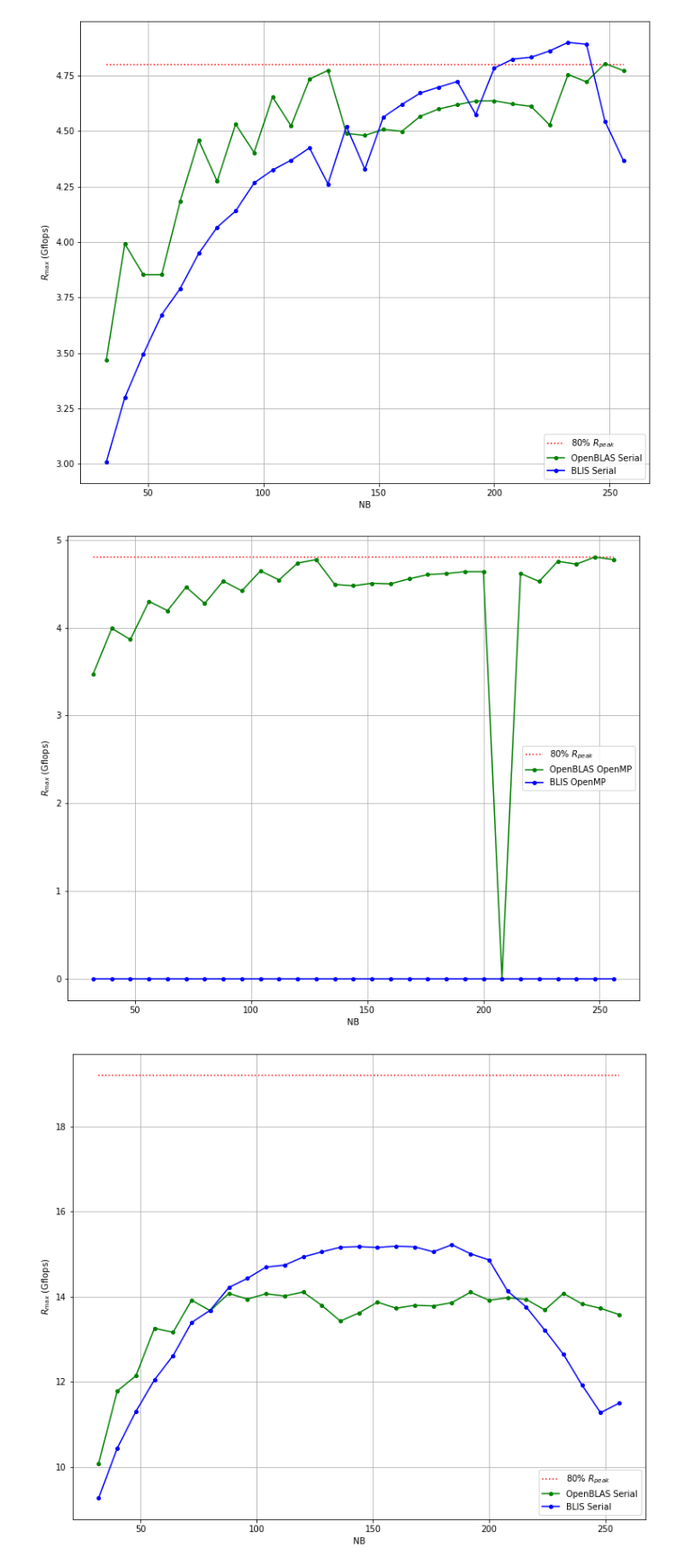
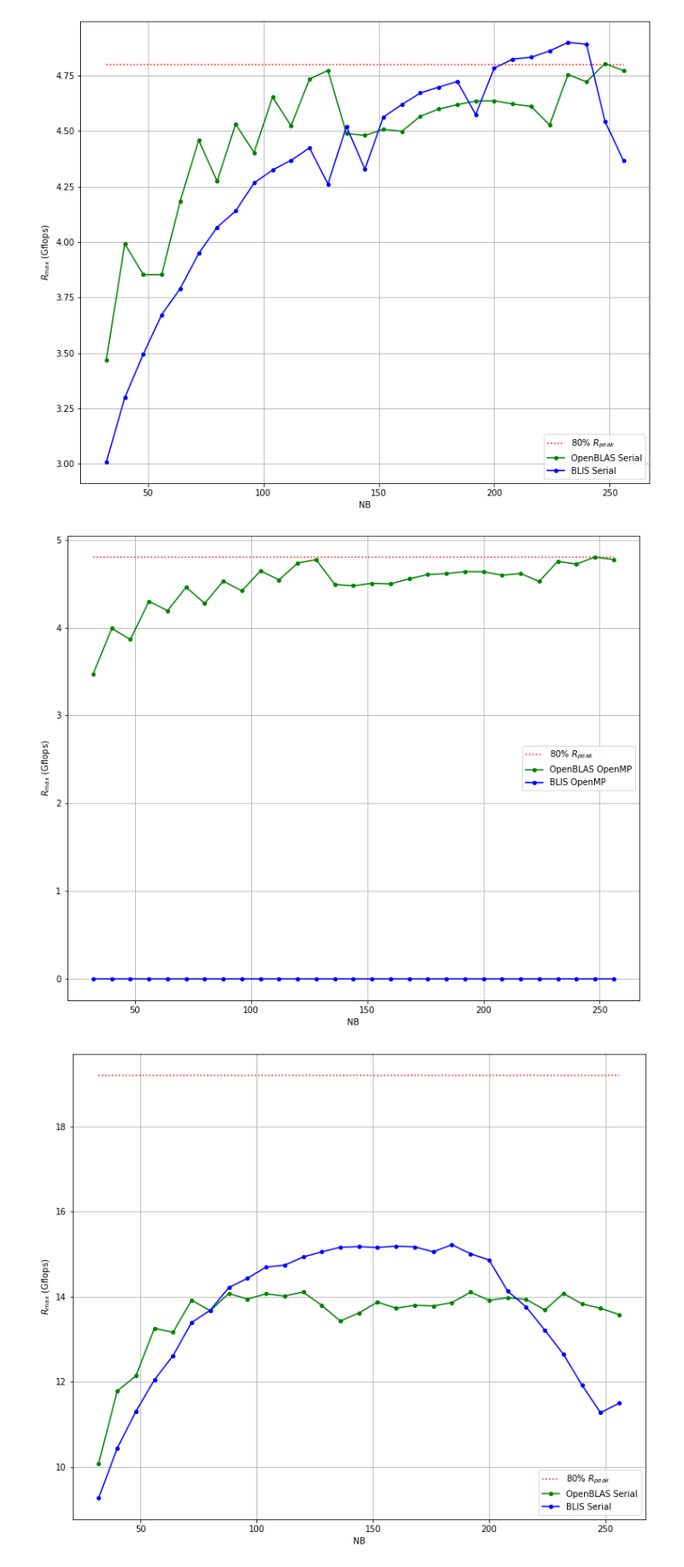
Before and after one commit to johnduffymsc/dissertation, a Jupyter notebook: picluster.ipynb, the cells around one changed output. Shown: that part at 90% size. Drawn from its saved outputs; the diff is of its cells as text; code cells hidden in the pictures.

```diff
--- a/picluster.ipynb
+++ b/picluster.ipynb
@@ -177,7 +177,7 @@ openblas_openmp = [
     4.6161e+00,
     4.6374e+00,
     4.6368e+00,
-    0,
+    4.5972e+00,
     4.6166e+00,
     4.5262e+00,
     4.7554e+00,
@@ -204,34 +204,34 @@ blis_openmp = [
     0,
     0,
     0,
     0,
     0,
     0,
     0,
     0,
     0,
     0,
     0,
     0,
     0,
     0,
     0
 ]
 
 plt.figure(figsize=(12, 10))
 #plt.title("Baseline $R_{max}$ vs NB 1 Core 80% Memory")
 plt.plot([32, 256], [R_PEAK_PER_CORE_80, R_PEAK_PER_CORE_80], ":", markersize=4, color="red")
 plt.plot(nb, openblas_openmp, "-go", markersize=4)
 plt.plot(nb, blis_openmp, "-bo", markersize=4)
 plt.xlabel("NB")
 plt.ylabel("$R_{max}$ (Gflops)")
 plt.legend(["80% $R_{peak}$", "OpenBLAS OpenMP", "BLIS OpenMP"])
 plt.grid()
 plt.savefig("openmp_gflops_vs_nb_1_core_80_percent_memory.pdf", bbox_inches="tight")
 plt.savefig("openmp_vs_nb_1_core_80_percent_memory.png", bbox_inches="tight")
 plt.show()
 # %% [output]
-[figure, old version]
+[figure, new version]
 # %%
 # OpenMPI Gflops vs NB for 1 node using 80% memory.
 
```
Also changed, not shown: 2 other files.
